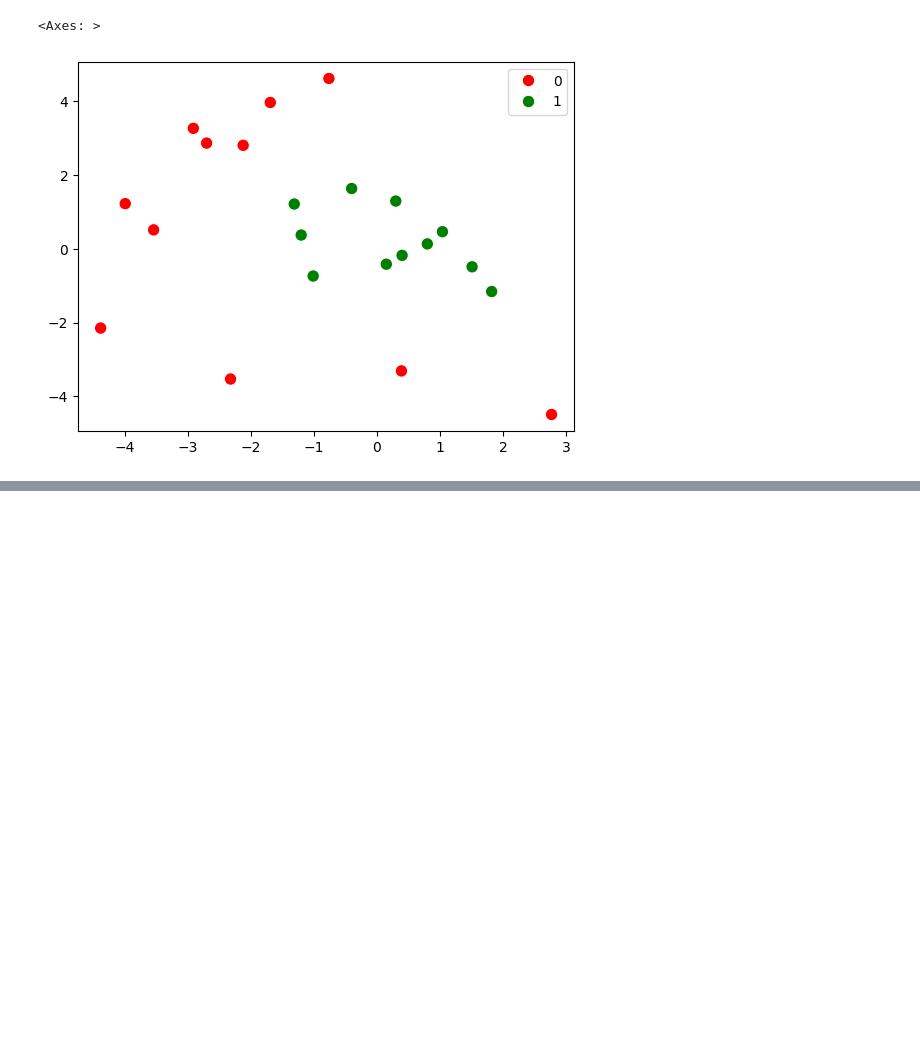
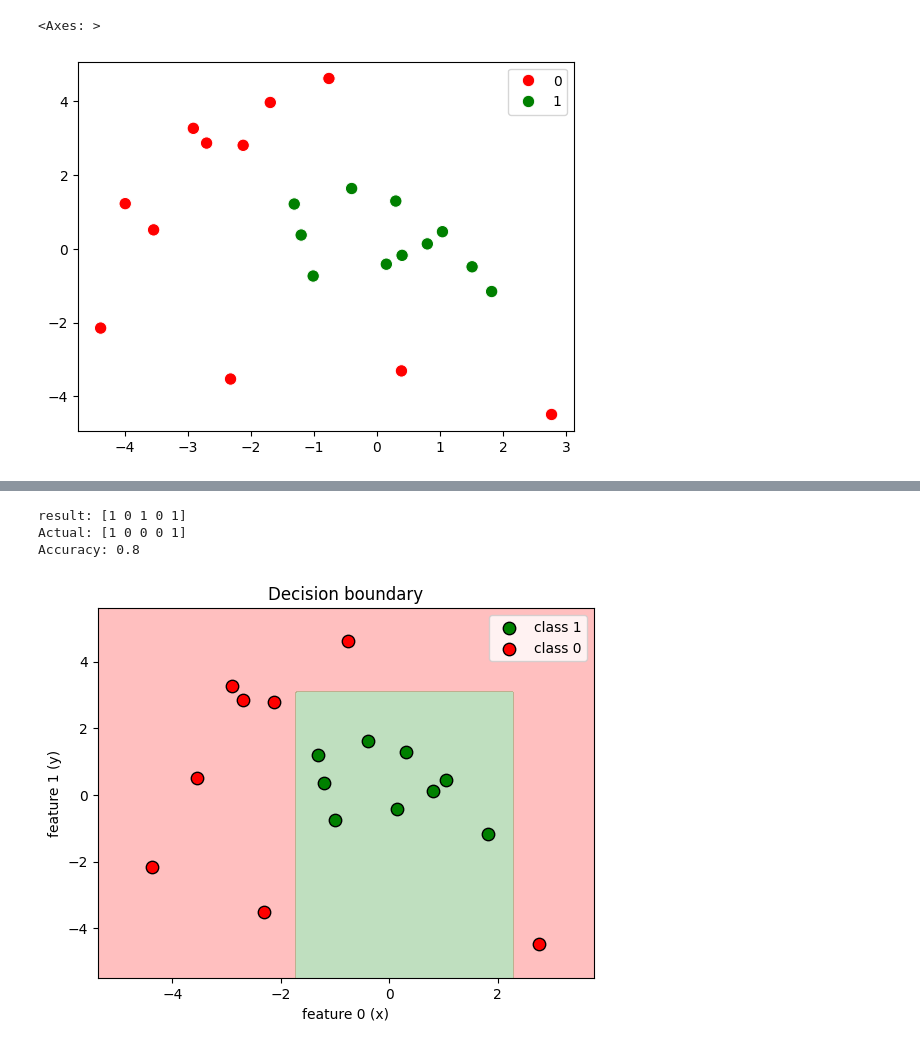
Before and after one commit to ilijahristov/machine-learning, a Jupyter notebook: decision_tree/decision_tree.ipynb, the cells around one changed output, grey strips where cells are left out. Saved outputs shown, nothing was run; the diff lists cells and outputs as text; code cells hidden in the pictures; blank space fills up the shorter version.

```diff
--- a/decision_tree/decision_tree.ipynb
+++ b/decision_tree/decision_tree.ipynb
@@ -95,18 +175,18 @@ def best_split(X, y):
 # %%
 class Node:
     def __init__(self, feature=None, threshold=None, left=None, right=None, prediction=None):
-        self.feature = feature          # which feature this node splits on
-        self.threshold = threshold      # the threshold value for the split
-        self.left = left                # left child Node (feature <= threshold)
-        self.right = right              # right child Node (feature > threshold)
-        self.prediction = prediction    # only set if this is a leaf
+        self.feature = feature
+        self.threshold = threshold
+        self.left = left
+        self.right = right
+        self.prediction = prediction
 
     def is_leaf(self):
         return self.prediction is not None
 
 
 def build_tree(X, y, depth=0, max_depth=5, min_samples_split=2):
-    # stopping conditions -> become a leaf
+    # stopping condition to become a leaf
     if len(np.unique(y)) == 1 or len(y) < min_samples_split or depth >= max_depth:
         majority_class = np.bincount(y).argmax()
         return Node(prediction=majority_class)
@@ -138,3 +218,42 @@ def predict_one(node, x):
 
 def predict(node, X):
     return np.array([predict_one(node, x) for x in X])
+
+
+X_train, X_test, y_train, y_test = train_test_split(
+    X, y, test_size=0.2, random_state=42, stratify=y
+)
+
+tree = build_tree(X_train,y_train)
+result = predict(tree, X_test)
+
+accuracy = (result == y_test).mean()
+print("result:", result)
+print("Actual:", y_test)
+print("Accuracy:", accuracy)
+# %% [output]
+result: [1 0 1 0 1]
+Actual: [1 0 0 0 1]
+Accuracy: 0.8
+# %%
+def plot_boundary(X, y, tree, title="Decision boundary"):
+    pad = 1.0
+    x_min, x_max = X[:,0].min()-pad, X[:,0].max()+pad
+    y_min, y_max = X[:,1].min()-pad, X[:,1].max()+pad
+    xx, yy = np.meshgrid(np.linspace(x_min, x_max, 300),
+                         np.linspace(y_min, y_max, 300))
+    grid = np.c_[xx.ravel(), yy.ravel()]
+    Z = predict(tree, grid).reshape(xx.shape)
+
+    plt.contourf(xx, yy, Z, alpha=0.25, levels=[-0.5,0.5,1.5], colors=['red','green'])
+    plt.scatter(X[y==1,0], X[y==1,1], c='green', edgecolor='k', s=80, label='class 1')
+    plt.scatter(X[y==0,0], X[y==0,1], c='red', edgecolor='k', s=80, label='class 0')
+    plt.title(title)
+    plt.xlabel('feature 0 (x)'); plt.ylabel('feature 1 (y)')
+    plt.legend()
+    plt.show()
+# %%
+tree = build_tree(X_train, y_train)
+plot_boundary(X_train, y_train, tree)
+# %% [output]
+[figure, added]
```
Also changed, not shown: parts of 6 cells of this notebook, 7 other files.
